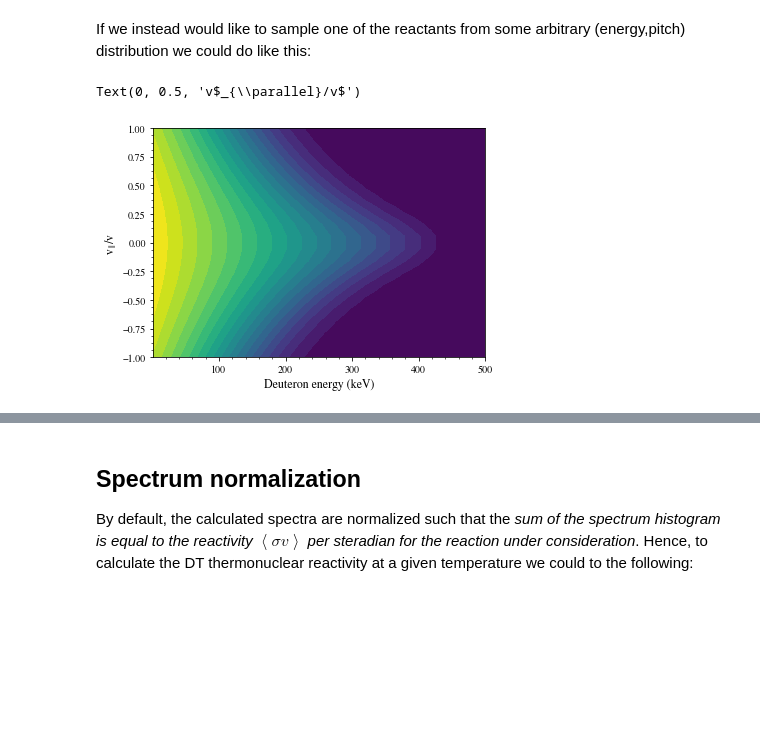
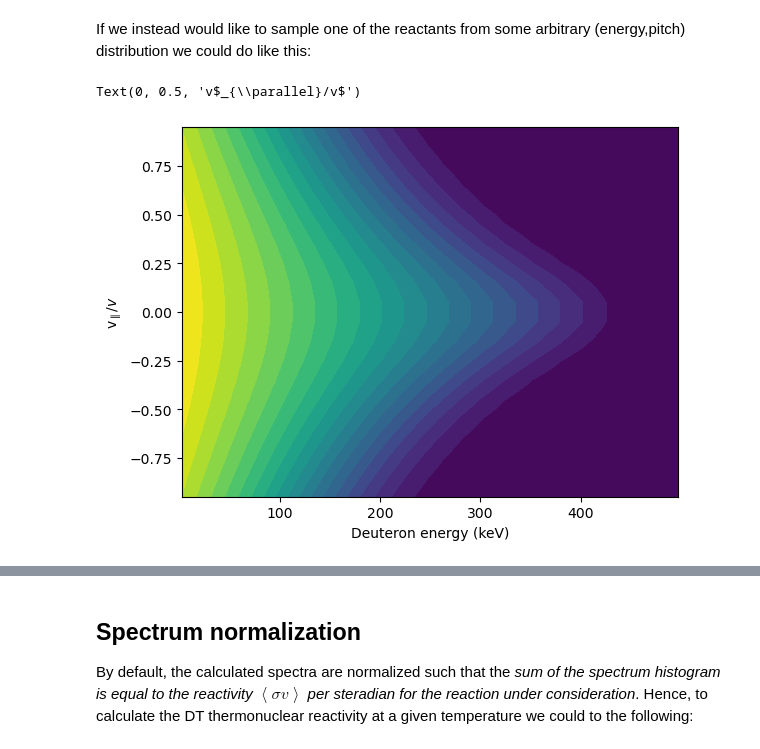
Before and after one commit to jacob-eri/pydress, a Jupyter notebook: doc/spectrum_calculations.ipynb, the cells around one changed output, grey strips where cells are left out. Drawn from its saved outputs; the diff is of its cells as text; code cells hidden in the pictures; blank space fills up the shorter version.

```diff
--- a/doc/spectrum_calculations.ipynb
+++ b/doc/spectrum_calculations.ipynb
@@ -119,26 +120,28 @@ If we instead would like to sample one of the reactants from some arbitrary (ene
 # %%
 import numpy as np
 
 # Create mock-up (E,p) dist
-E_axis = np.linspace(1,500.0,100)    # energy axis (keV)
-p_axis = np.linspace(-1.0,1.0,20)    # pitch axis
+E_bins = np.linspace(0,500.0, 101)           # bin edges
+p_bins = np.linspace(-1.0, 1.0, 21)
+E_axis = 0.5*(E_bins[1:] + E_bins[:-1])      # energy axis (keV)
+p_axis = 0.5*(p_bins[1:] + p_bins[:-1])      # pitch axis
 
 E0 = 450.0
 f_E = 1 - E_axis/E0
 
 delta_p = 3 * np.exp(-E_axis/(E0/3))
 delta_p[f_E<0] = 1
 f_E[f_E<0] = 0.0
 f_p = np.exp(-p_axis[:,None]**2 / delta_p**2)   # use broadcasting to obtain "outer division"
 
 f = np.transpose(f_E * f_p)
 
 plt.contourf(E_axis, p_axis, f.T, 20)
 plt.xlabel('Deuteron energy (keV)')
-plt.ylabel('v$_{\parallel}/v$')
+plt.ylabel('v$_{\\parallel}/v$')
 # %% [output]
 Text(0, 0.5, 'v$_{\\parallel}/v$')
-[figure, old version]
+[figure, new version]
 # %%
 # Now create a tabulated energy-pitch distribution for reactant b from the above data
 dist_b = dress.dists.TabulatedEnergyPitchDistribution(E_axis, p_axis, f, particle_b, ref_dir=[0,1,0])
```
Also changed, not shown: parts of 5 cells of this notebook.
